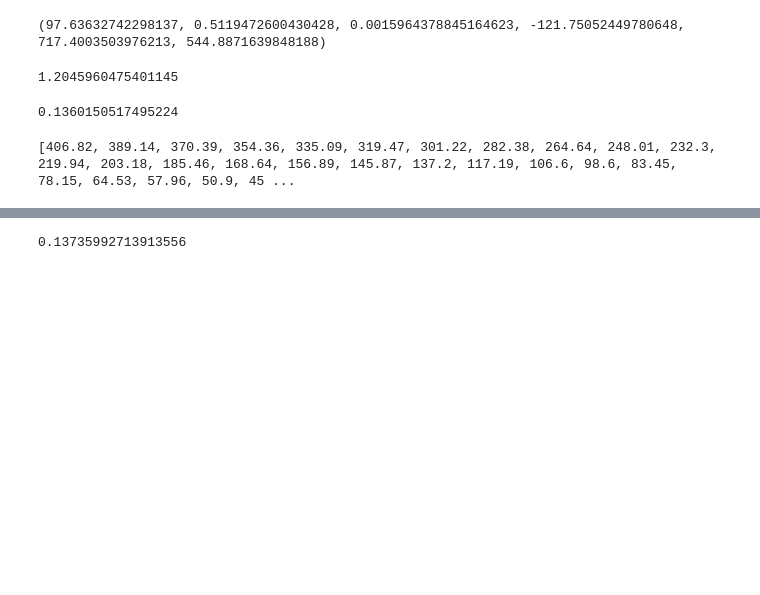
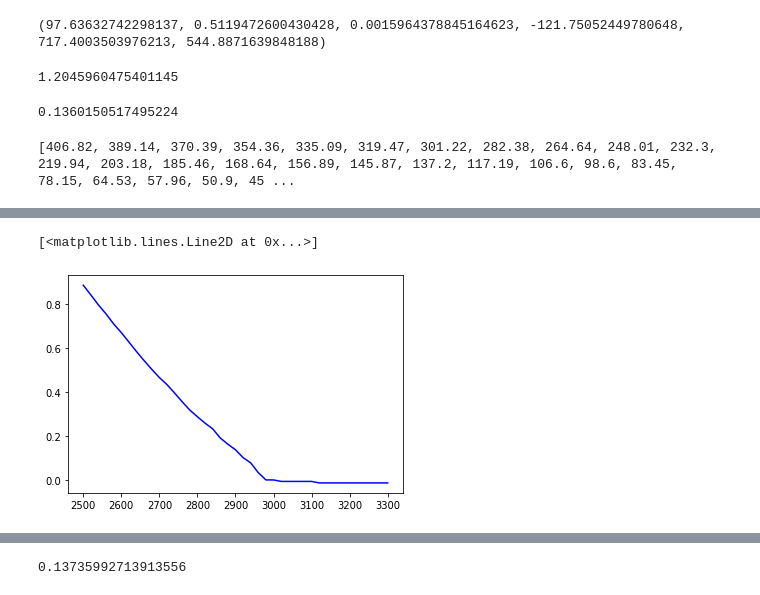
Before and after one commit to gannannavelorange/Project, a Jupyter notebook: src/question2.ipynb, the cells around one changed output, grey strips where cells are left out. Cells and saved outputs as stored; diff of their text form; code cells hidden in the pictures; blank space fills up the shorter version.

```diff
--- a/src/question2.ipynb
+++ b/src/question2.ipynb
@@ -128,0 +131,5 @@ No handles with labels found to put in legend.
+# %%
+plt.plot(strike,ivp,'blue')
+# %% [output]
+[<matplotlib.lines.Line2D at 0x...>]
+[figure, added]
```
Also changed, not shown: parts of 8 cells of this notebook.
